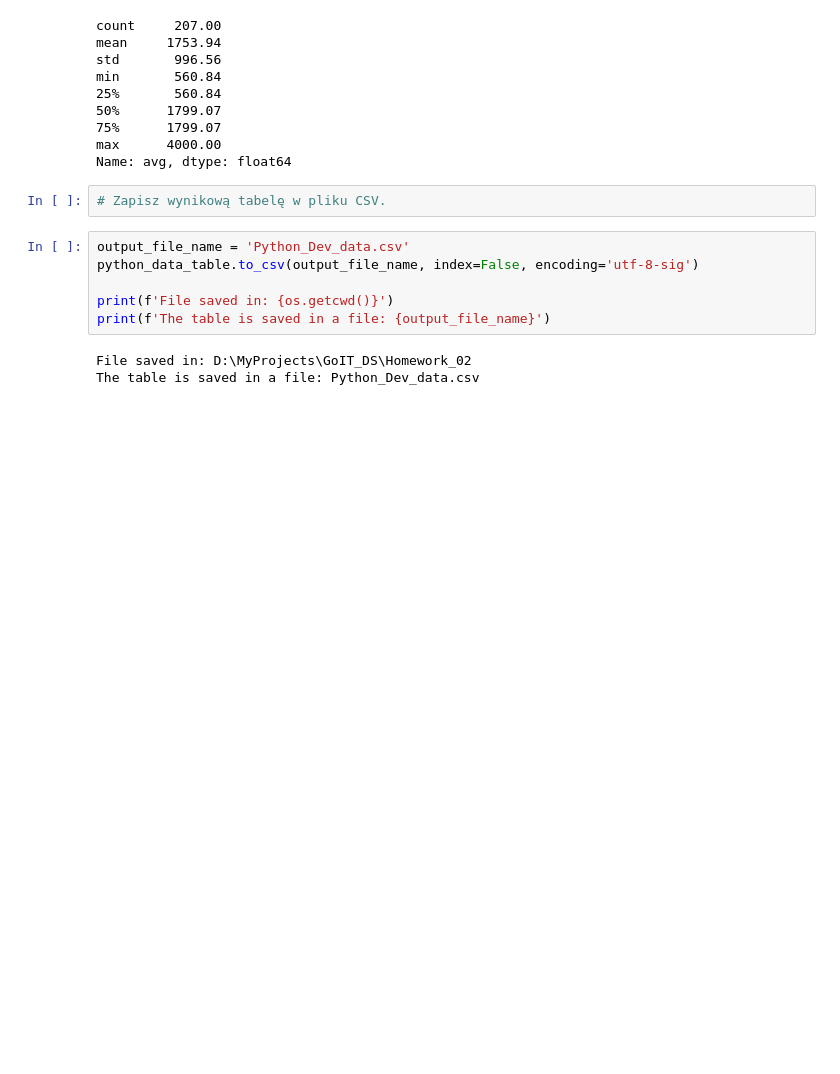
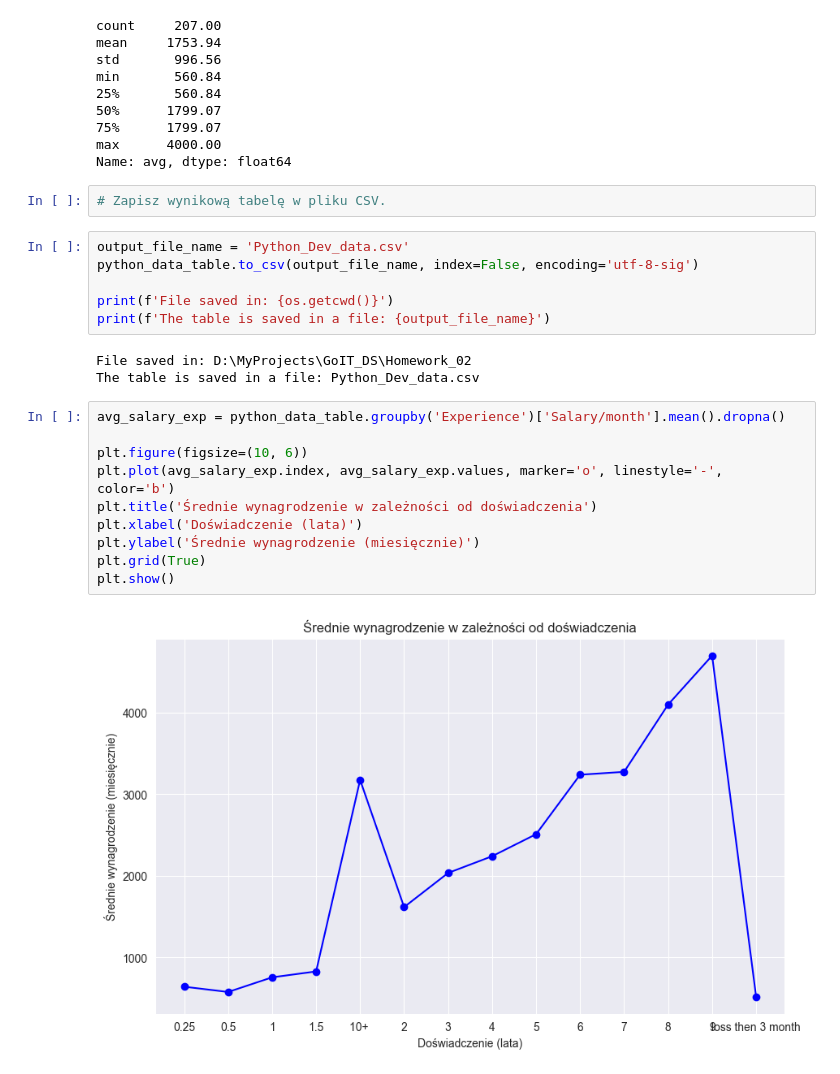
Before and after one commit to OlekKruh/Homework_02, a Jupyter notebook: HW_2_2.ipynb, the cells around one changed output. Drawn from its saved outputs; the diff is of its cells as text; blank space fills up the shorter version.

```diff
--- a/HW_2_2.ipynb
+++ b/HW_2_2.ipynb
@@ -292,3 +294,15 @@ print(f'The table is saved in a file: {output_file_name}')
 # %% [output]
 File saved in: D:\MyProjects\GoIT_DS\Homework_02
 The table is saved in a file: Python_Dev_data.csv
+# %%
+avg_salary_exp = python_data_table.groupby('Experience')['Salary/month'].mean().dropna()
+
+plt.figure(figsize=(10, 6))
+plt.plot(avg_salary_exp.index, avg_salary_exp.values, marker='o', linestyle='-', color='b')
+plt.title('Średnie wynagrodzenie w zależności od doświadczenia')
+plt.xlabel('Doświadczenie (lata)')
+plt.ylabel('Średnie wynagrodzenie (miesięcznie)')
+plt.grid(True)
+plt.show()
+# %% [output]
+[figure, added]
```
Also changed, not shown: parts of 3 cells of this notebook, 2 other files.
